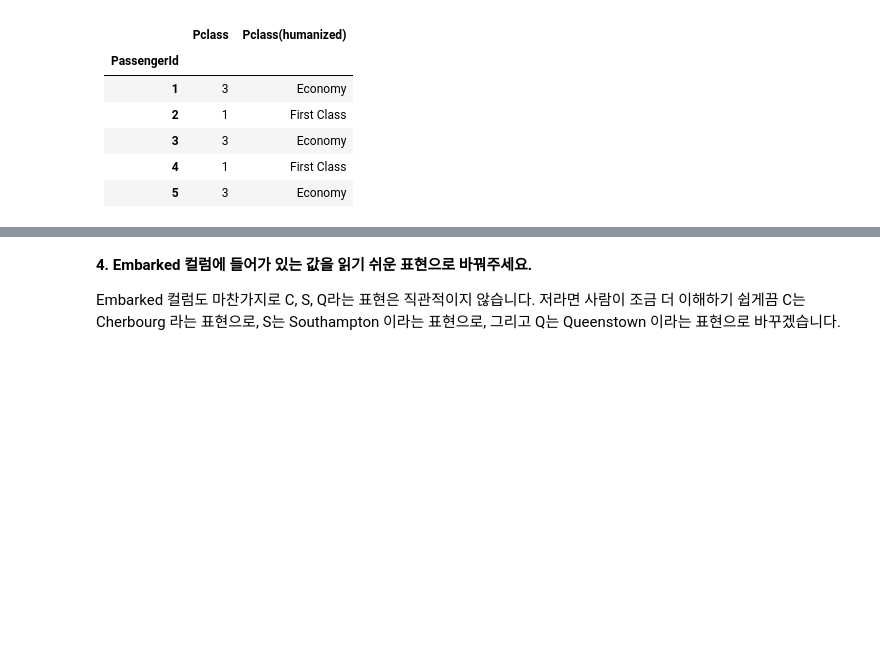
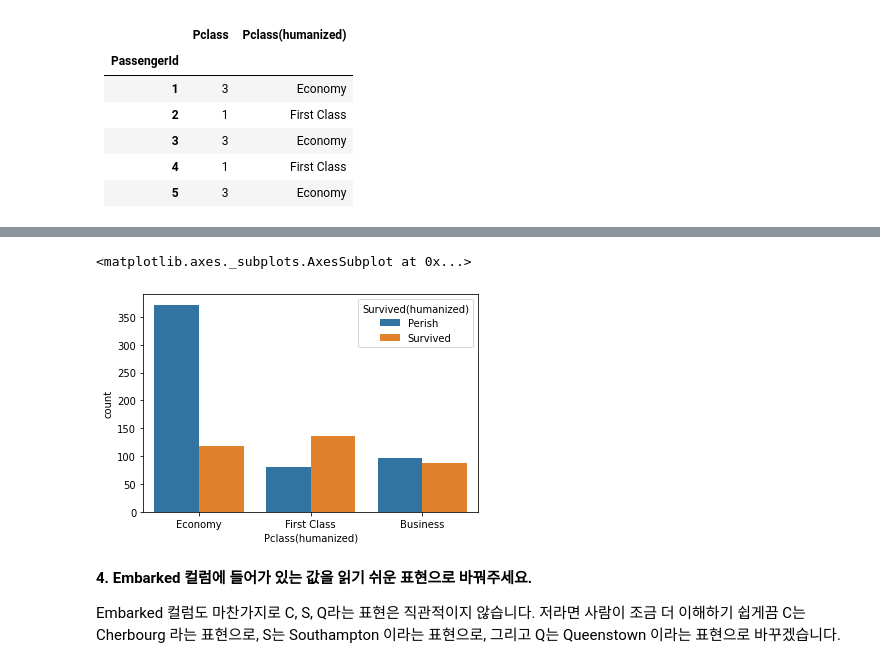
Before and after one commit to neoplane/Class101_DS_School, a Jupyter notebook: Chapter_3_Titanic_works.ipynb, the cells around one changed output, grey strips where cells are left out. Cells and saved outputs as stored; diff of their text form; code cells hidden in the pictures; blank space fills up the shorter version.

```diff
--- a/Chapter_3_Titanic_works.ipynb
+++ b/Chapter_3_Titanic_works.ipynb
@@ -255,0 +259,2 @@ pd.pivot_table(data=train, index="Pclass", values="Survived")
+# %%
+train["Pclass(humanized)"] = train["Pclass"].replace(1, "First Class").replace(2, "Business").replace(3, "Economy")
@@ -256,3 +275,8 @@ pd.pivot_table(data=train, index="Pclass", values="Survived")
+# %%
+sns.countplot(data = train, x="Pclass(humanized)", hue="Survived(humanized)")
+# %% [output]
+<matplotlib.axes._subplots.AxesSubplot at 0x...>
+[figure, added]
 # %% [markdown]
 **4. Embarked 컬럼에 들어가 있는 값을 읽기 쉬운 표현으로 바꿔주세요.**
 
```
Also changed, not shown: parts of 19 cells of this notebook.
